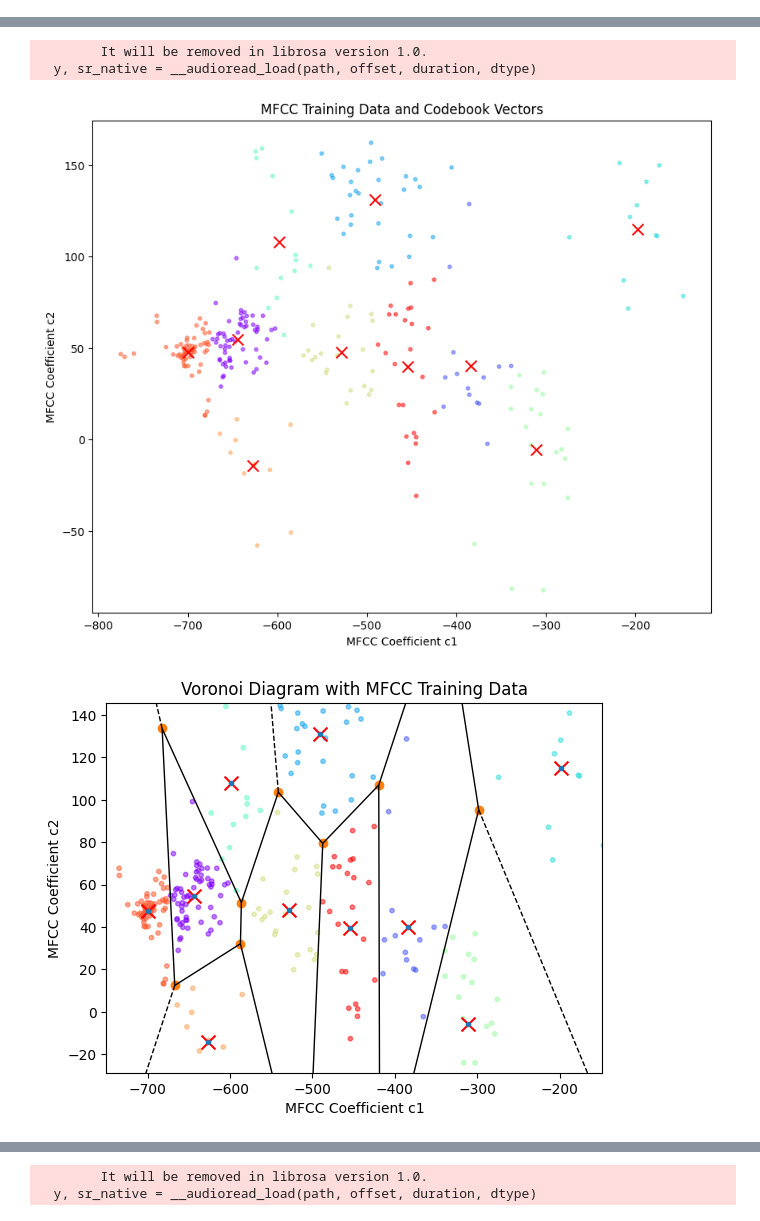
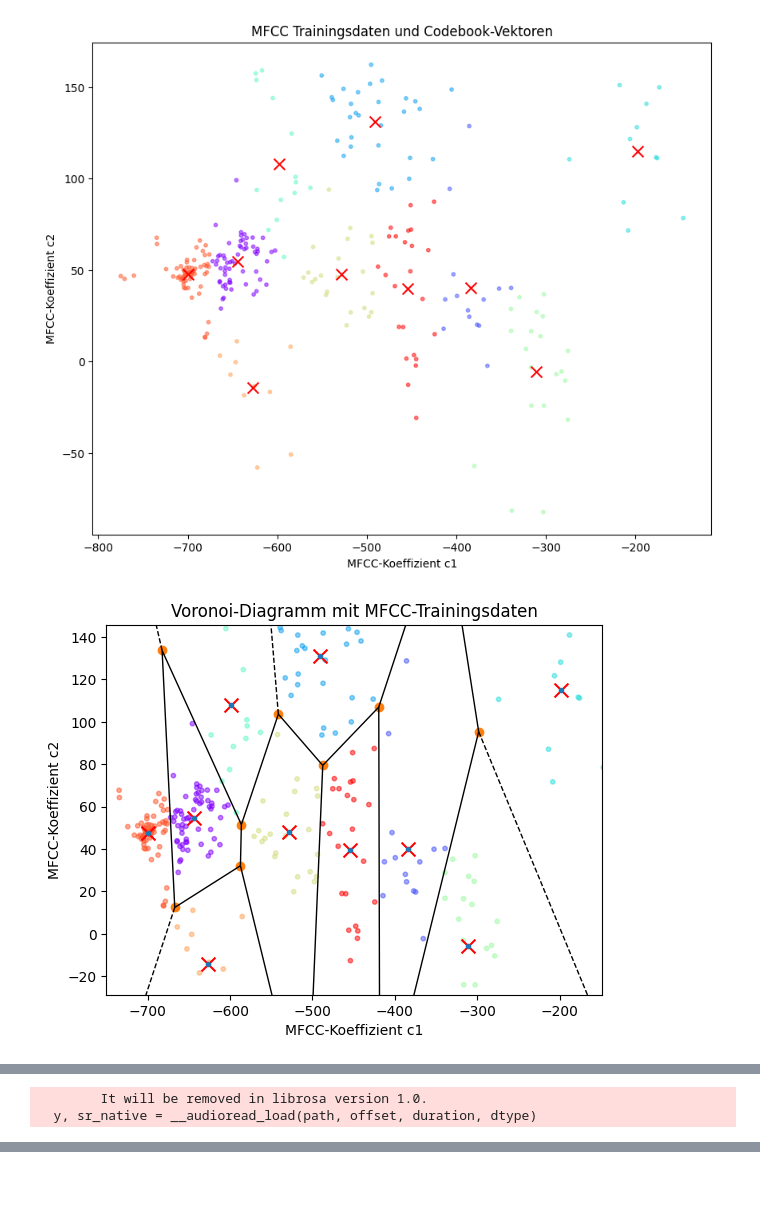
Before and after one commit to DerGeileHarald/Sprachverarbeitung, a Jupyter notebook: Labor8/Labor8.ipynb, the cells around one changed output, grey strips where cells are left out. Cells and saved outputs as stored; diff of their text form; code cells hidden in the pictures; blank space fills up the shorter version.

```diff
--- a/Labor8/Labor8.ipynb
+++ b/Labor8/Labor8.ipynb
@@ -1,6 +4,5 @@
 # %%
-# Import necessary libraries
-%pip install numpy librosa matplotlib scikit-learn scipy
+
 import os
 import numpy as np
 import librosa
@@ -8,17 +10,18 @@ import matplotlib.pyplot as plt
 from sklearn.cluster import KMeans
 from scipy.spatial import Voronoi, voronoi_plot_2d
 
-# Define the sounds and their corresponding labels
+# Laute und ihre entsprechenden Labels definieren
 sounds = ['a', 'e', 'f', 'i', 'l', 'm', 'n', 'o', 's', 'u']
 labels = {sound: i+1 for i, sound in enumerate(sounds)}
 
-# Function to extract MFCC features from audio files
+# Funktion zum Extrahieren der MFCC-Features aus Audiodateien
 def extract_mfcc(file_path, n_mfcc=2):
     y, sr = librosa.load(file_path, sr=8000)
     mfccs = librosa.feature.mfcc(y=y, sr=sr, n_mfcc=n_mfcc)
     return mfccs.T
 
-# Extract MFCCs from all audio files
+# 1)
+# MFCCs aus allen Audiodateien extrahieren
 mfcc_features = []
 mfcc_labels = []
 
@@ -30,77 +33,82 @@ for sound in sounds:
 
 mfcc_features = np.vstack(mfcc_features)
 
-# Perform K-means clustering
+# K-Means Clustering durchführen
 k = 10
 kmeans = KMeans(n_clusters=k, random_state=0).fit(mfcc_features)
 codebook = kmeans.cluster_centers_
 labels = kmeans.labels_
 
-# Plot training data and codebook vectors
+# Trainingsdaten und Codebook-Vektoren plotten
 plt.figure(figsize=(10, 8))
 plt.scatter(mfcc_features[:, 0], mfcc_features[:, 1], c=labels, cmap='rainbow', s=10, alpha=0.5)
 plt.scatter(codebook[:, 0], codebook[:, 1], c='red', marker='x', s=100)
-plt.title('MFCC Training Data and Codebook Vectors')
-plt.xlabel('MFCC Coefficient c1')
-plt.ylabel('MFCC Coefficient c2')
+plt.title('MFCC Trainingsdaten und Codebook-Vektoren')
+plt.xlabel('MFCC-Koeffizient c1')
+plt.ylabel('MFCC-Koeffizient c2')
 plt.show()
 
-# Plot Voronoi diagram
+# 2)
+# Voronoi-Diagramm plotten
 vor = Voronoi(codebook)
 fig = voronoi_plot_2d(vor)
 plt.scatter(mfcc_features[:, 0], mfcc_features[:, 1], c=labels, cmap='rainbow', s=10, alpha=0.5)
 plt.scatter(codebook[:, 0], codebook[:, 1], c='red', marker='x', s=100)
-plt.title('Voronoi Diagram with MFCC Training Data')
-plt.xlabel('MFCC Coefficient c1')
-plt.ylabel('MFCC Coefficient c2')
+plt.title('Voronoi-Diagramm mit MFCC-Trainingsdaten')
+plt.xlabel('MFCC-Koeffizient c1')
+plt.ylabel('MFCC-Koeffizient c2')
 plt.show()
 
-# Determine the relative number of training vectors per Voronoi region
+# Relative Anzahl der Trainingsvektoren pro Voronoi-Bereich bestimmen
 unique, counts = np.unique(labels, return_counts=True)
 relative_counts = counts / len(labels)
 
-print("Relative number of training vectors per Voronoi region:")
+print("Relative Anzahl der Trainingsvektoren pro Voronoi-Bereich:")
 for i, count in enumerate(relative_counts):
-    print(f"Codebook Vector {i + 1}: {count:.4f}")
+    print(f"Codebook-Vektor {i + 1}: {count:.4f}")
 
-# Create a function to find the closest code vector for an input vector
+# 3)
+# Funktion zur Bestimmung des nächsten Code-Vektors für einen Eingabe-Vektor
 def find_closest_code_vector(input_vector, codebook):
     distances = np.linalg.norm(codebook - input_vector, axis=1)
     return np.argmin(distances)
 
-# Example usage of find_closest_code_vector
+# Beispielhafte Verwendung von find_closest_code_vector
 input_vector = mfcc_features[0]
 closest_vector_index = find_closest_code_vector(input_vector, codebook)
-print(f"The closest code vector index for the input vector is: {closest_vector_index + 1}")
+print(f"Der nächste Code-Vektor für den Eingabe-Vektor ist: {closest_vector_index + 1}")
 
-# Ensure mfcc_labels is a numpy array of integers
+# 4)
+# Sicherstellen, dass mfcc_labels ein numpy Array von Integern ist
 mfcc_labels = np.array(mfcc_labels, dtype=int)
 
-# Function to map codebook numbers to individual sounds using the training vectors
+# Funktion zur Zuordnung der Codebook-Nummern zu einzelnen Lauten
 def map_codebook_to_sounds(mfcc_features, labels, codebook):
     sound_mapping = {}
     for i, code_vector in enumerate(codebook):
         indices = np.where(labels == i)[0]
         if len(indices) > 0:
             sound_label = np.bincount(mfcc_labels[indices]).argmax()
             sound_mapping[i] = sound_label
     return sound_mapping
 
 sound_mapping = map_codebook_to_sounds(mfcc_features, labels, codebook)
-print("Codebook to Sound Mapping:", sound_mapping)
+print("Zuordnung der Codebook-Nummern zu Lauten:", sound_mapping)
 
-
-# Function to recognize sounds from audio data
+#5)
+# Funktion zur Erkennung von Lauten aus Audiodaten
 def recognize_sound(file_path, codebook, sound_mapping):
     mfcc = extract_mfcc(file_path)
     recognized_sounds = []
     for vector in mfcc:
         closest_vector_index = find_closest_code_vector(vector, codebook)
         recognized_sounds.append(sound_mapping[closest_vector_index])
     return recognized_sounds
 
-# Recognize sound for a sample audio file
+# Erkennung von Lauten für eine Beispieldatei
 sample_file_path = 'a.m4a'
 recognized_sounds = recognize_sound(sample_file_path, codebook, sound_mapping)
-print(f"Recognized sounds for {sample_file_path}: {recognized_sounds}")
+print(f"Erkannte Laute für {sample_file_path}: {recognized_sounds}")
 # %% [output]
+[figure, new version]
+[figure, new version]
@@ -124,4 +129,2 @@ Note: you may need to restart the kernel to use updated packages.
         It will be removed in librosa version 1.0.
   y, sr_native = __audioread_load(path, offset, duration, dtype)
-[figure, old version]
-[figure, old version]
@@ -142,2 +130,0 @@ Recognized sounds for a.m4a: [1, 1, 1, 1, 1, 2, 1, 1, 2, 1, 1, 1, 1, 1, 1, 1, 1,
-        It will be removed in librosa version 1.0.
-  y, sr_native = __audioread_load(path, offset, duration, dtype)
```
Also changed, not shown: parts of 2 cells of this notebook.
